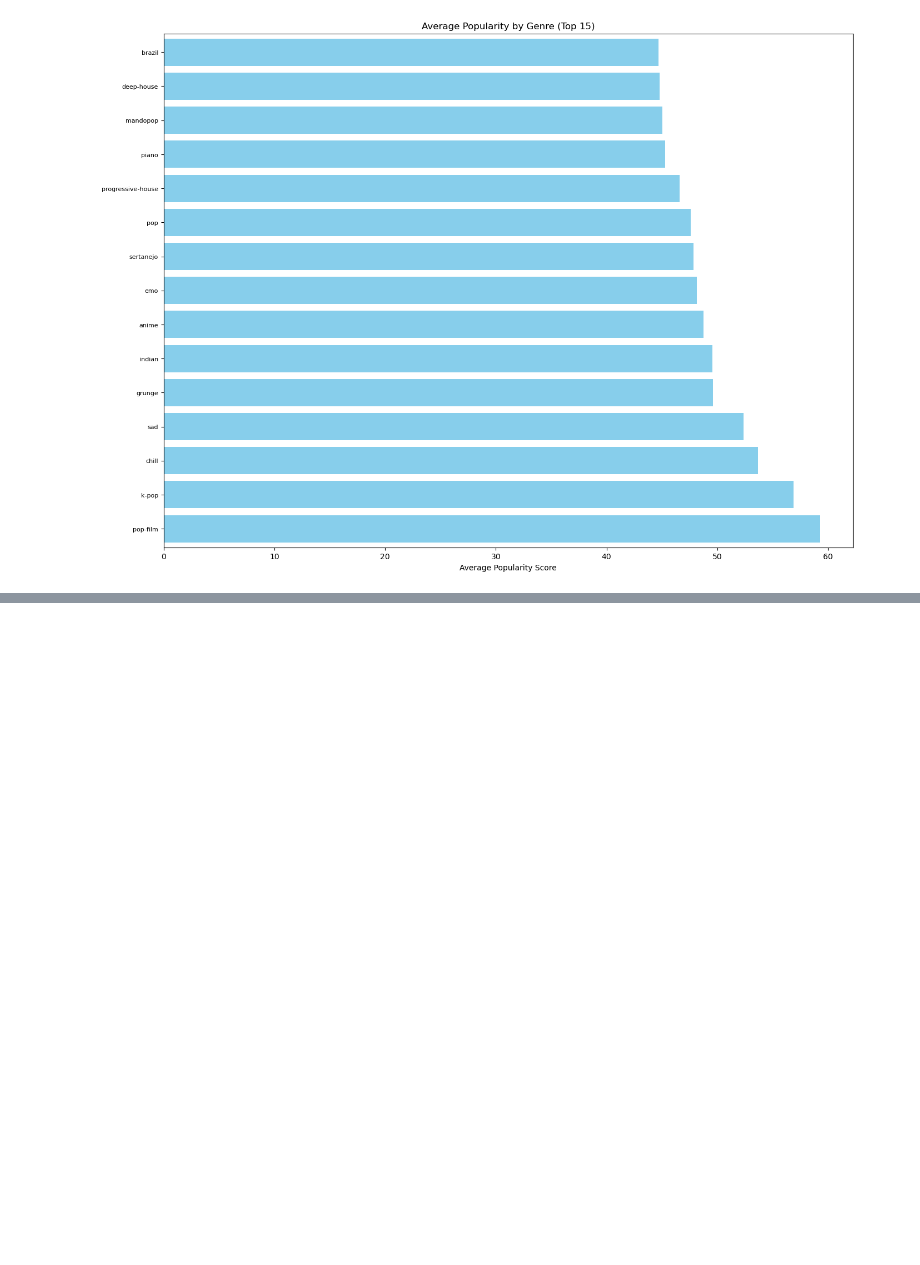
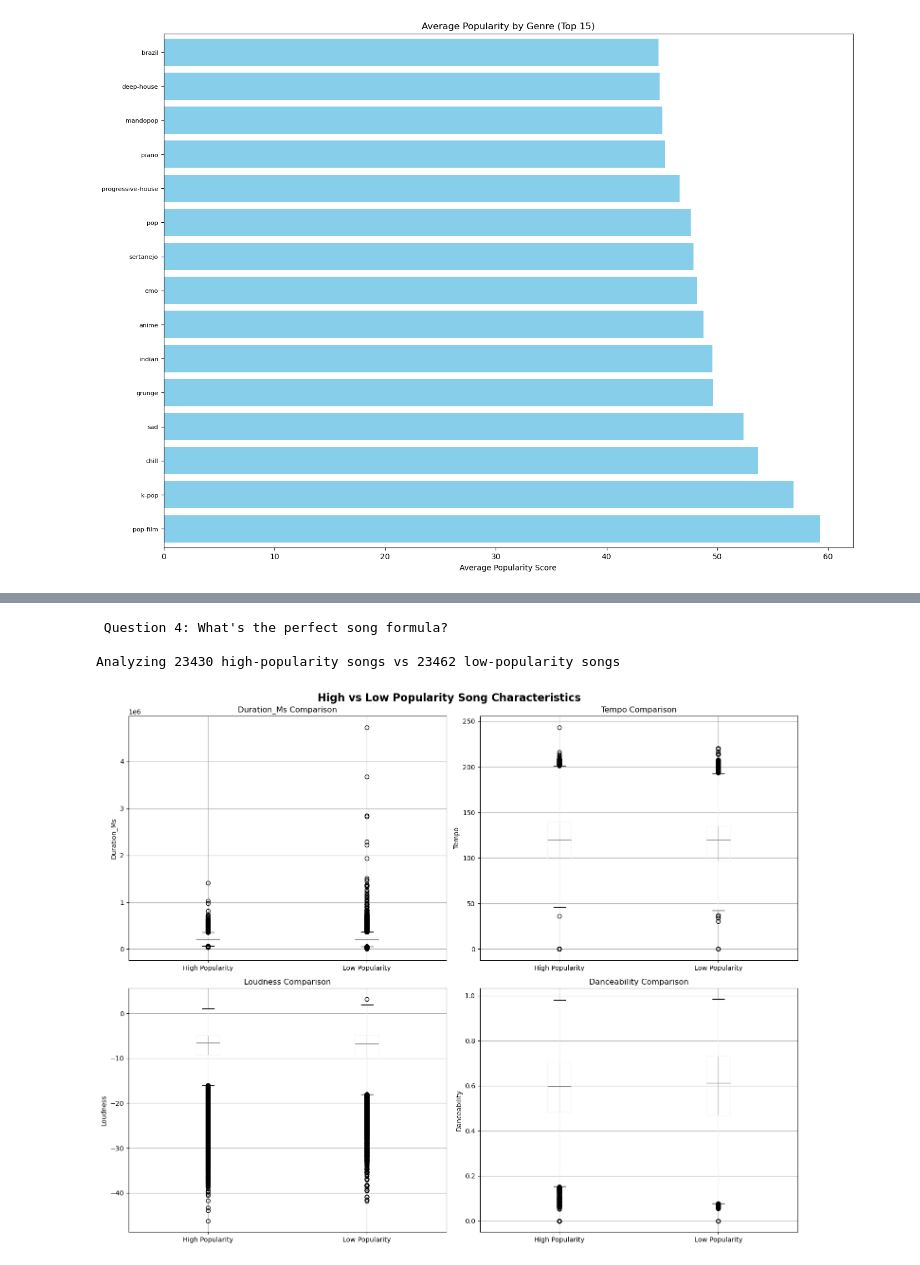
Before and after one commit to LanaDataaa/spotify-music-analysis, a Jupyter notebook: notebook/spotify_analysis.ipynb, the cells around one changed output, grey strips where cells are left out. Saved outputs shown, nothing was run; the diff lists cells and outputs as text; code cells hidden in the pictures; blank space fills up the shorter version.

```diff
--- a/notebook/spotify_analysis.ipynb
+++ b/notebook/spotify_analysis.ipynb
@@ -217,0 +278,47 @@ if 'track_genre' in df.columns:
+# %%
+print("\n Question 4: What's the perfect song formula?")
+
+if 'popularity' in df.columns:
+
+    # Define high-popularity songs (top 20%)
+    popularity_threshold = df['popularity'].quantile(0.8)
+    high_pop_songs = df[df['popularity'] >= popularity_threshold]
+    low_pop_songs = df[df['popularity'] <= df['popularity'].quantile(0.2)]
+
+    print(f"\nAnalyzing {len(high_pop_songs)} high-popularity songs vs {len(low_pop_songs)} low-popularity songs")
+
+    # Compare characteristics
+    comparison_features = []
+    if 'duration_ms' in df.columns:
+        comparison_features.append('duration_ms')
+    if 'tempo' in df.columns:
+        comparison_features.append('tempo')
+    if 'loudness' in df.columns:
+        comparison_features.append('loudness')
+
+    comparison_features.extend([f for f in available_features if f in df.columns])
+
+    if comparison_features:
+        fig, axes = plt.subplots(2, 2, figsize=(15, 12))
+        fig.suptitle('High vs Low Popularity Song Characteristics', fontsize=16, fontweight='bold')
+
+        for i, feature in enumerate(comparison_features[:4]):
+            row, col = i // 2, i % 2
+
+            # Create comparison data
+            comparison_data = pd.DataFrame({
+                'High Popularity': high_pop_songs[feature],
+                'Low Popularity': low_pop_songs[feature]
+            })
+
+            # Box plot comparison
+            comparison_data.boxplot(ax=axes[row, col])
+            axes[row, col].set_title(f'{feature.title()} Comparison')
+            axes[row, col].set_ylabel(feature.title())
+
+        plt.tight_layout()
+# %% [output]
+ Question 4: What's the perfect song formula?
+
+Analyzing 23430 high-popularity songs vs 23462 low-popularity songs
+[figure, added]
```
Also changed, not shown: parts of 6 cells of this notebook.
